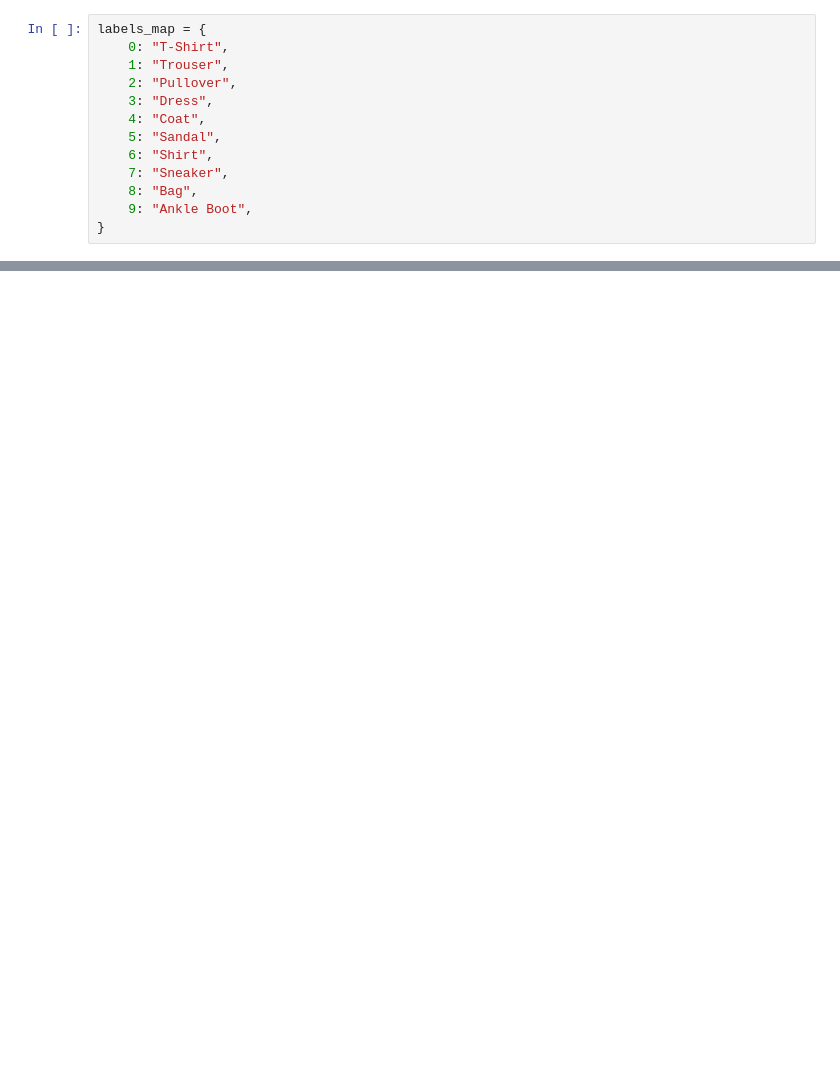
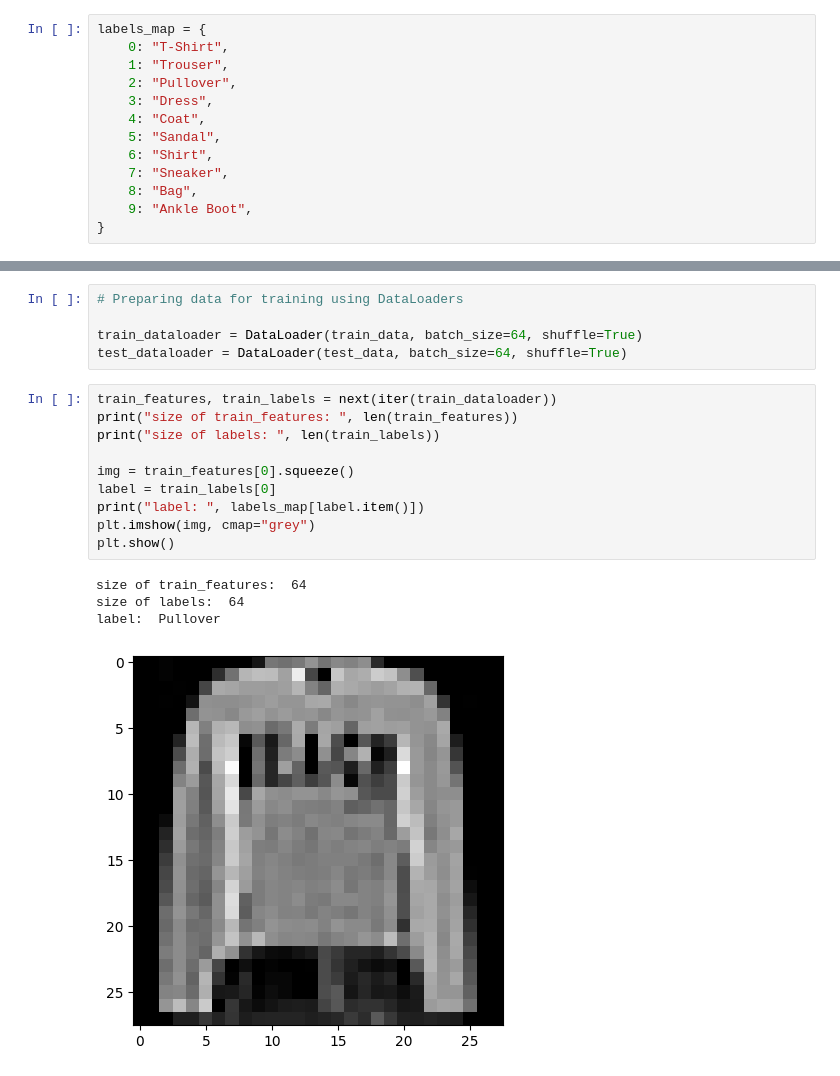
Before and after one commit to Abhinav-Krishnan-Ds/AIProjects, a Jupyter notebook: Pytorch/fashion_mnist.ipynb, the cells around one changed output, grey strips where cells are left out. Cells and saved outputs as stored; diff of their text form; blank space fills up the shorter version.

Commit message:
Loaded data

```diff
--- a/Pytorch/fashion_mnist.ipynb
+++ b/Pytorch/fashion_mnist.ipynb
@@ -64,0 +51,20 @@ plt.show()
+# %%
+# Preparing data for training using DataLoaders
+
+train_dataloader = DataLoader(train_data, batch_size=64, shuffle=True)
+test_dataloader = DataLoader(test_data, batch_size=64, shuffle=True)
+# %%
+train_features, train_labels = next(iter(train_dataloader))
+print("size of train_features: ", len(train_features))
+print("size of labels: ", len(train_labels))
+
+img = train_features[0].squeeze()
+label = train_labels[0]
+print("label: ", labels_map[label.item()])
+plt.imshow(img, cmap="grey")
+plt.show()
+# %% [output]
+size of train_features:  64
+size of labels:  64
+label:  Pullover
+[figure, added]
```
Also changed, not shown: parts of 4 cells of this notebook.
